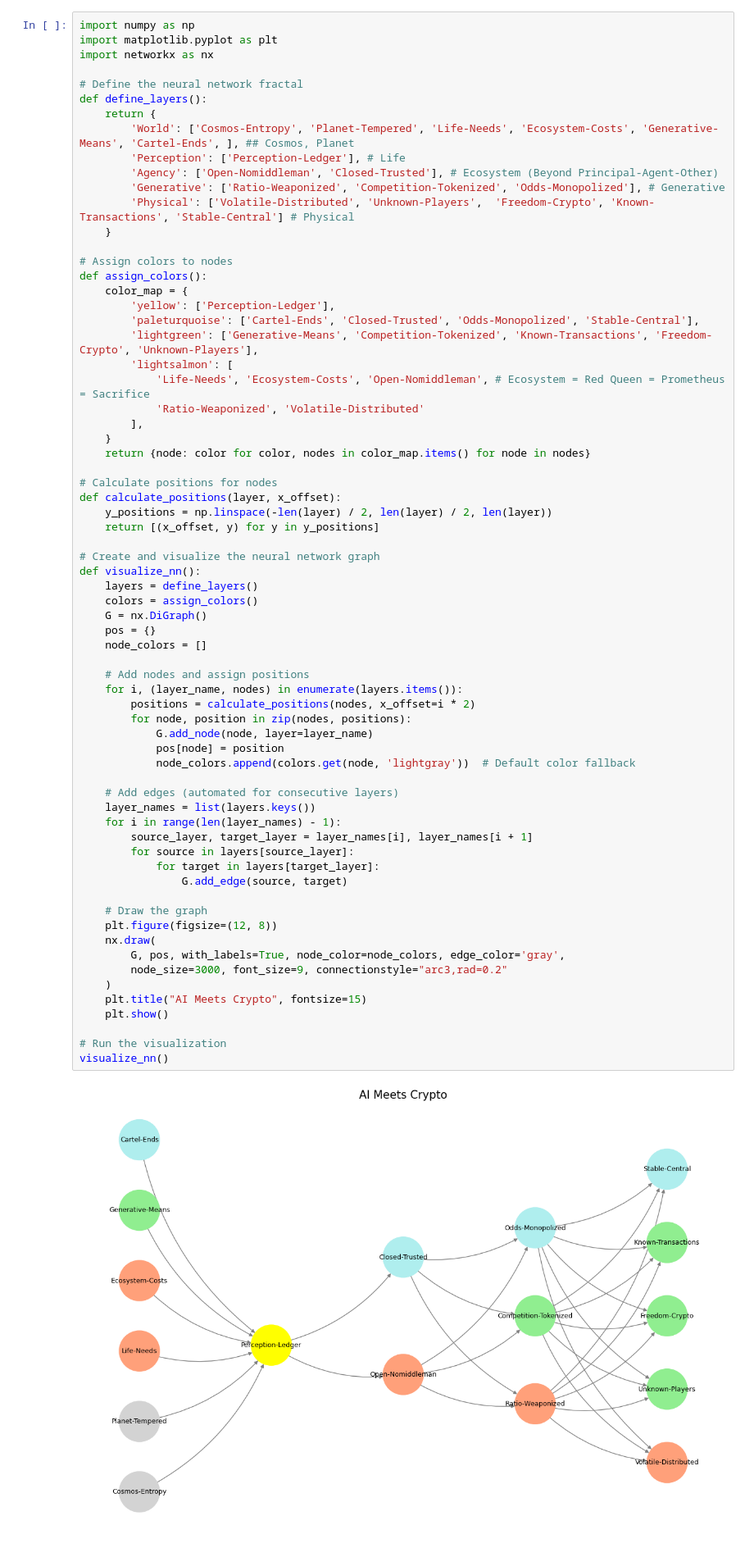
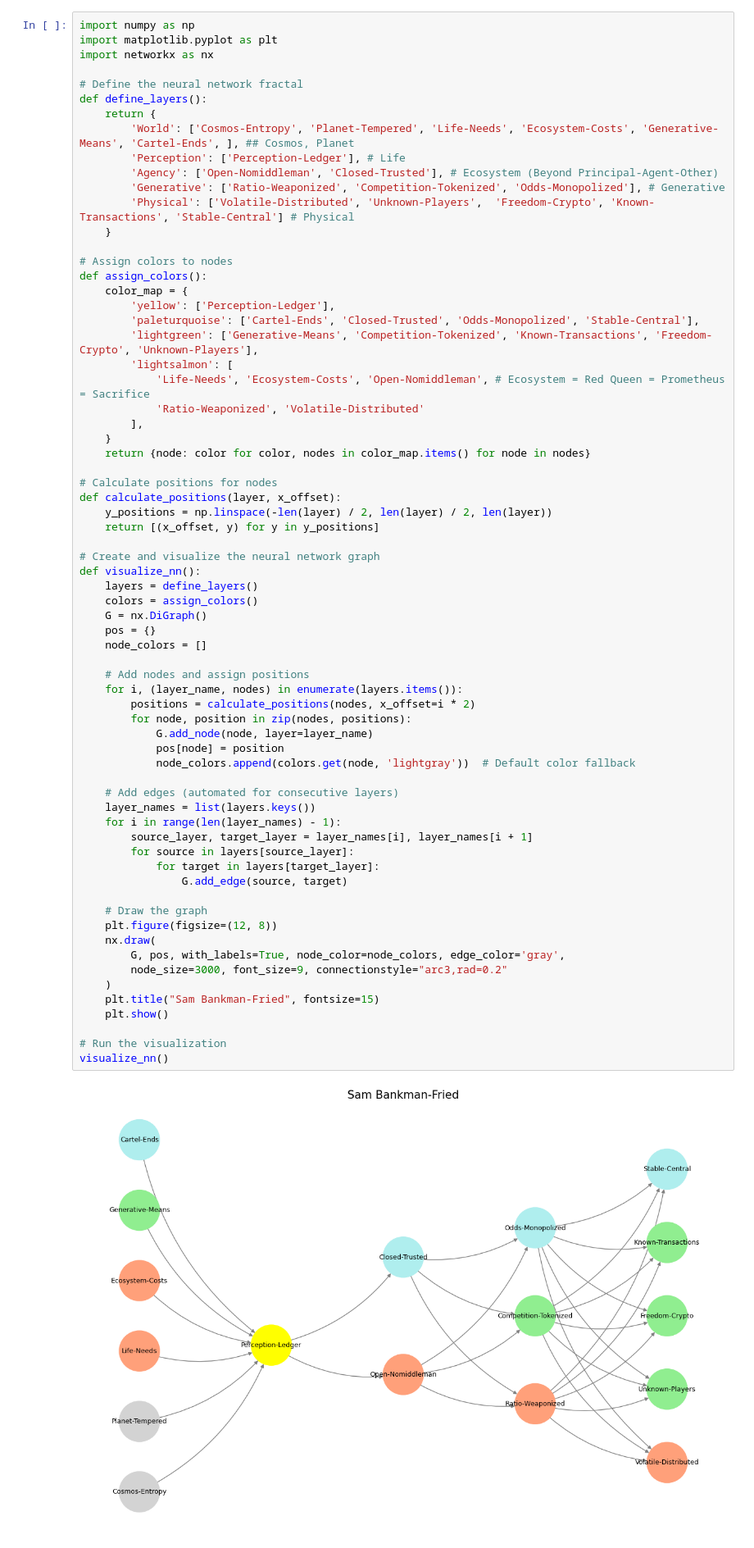
Before and after one commit to abikesa/candaceowens, a Jupyter notebook: kitabo/ensi/_build/jupyter_execute/act3/part3/part3_3.ipynb, the cells around one changed output. Shown: that part at 82% size. Saved outputs shown, nothing was run; the diff lists cells and outputs as text.

Commit message:
sam bankman fried

````diff
--- a/kitabo/ensi/_build/jupyter_execute/act3/part3/part3_3.ipynb
+++ b/kitabo/ensi/_build/jupyter_execute/act3/part3/part3_3.ipynb
@@ -54,35 +54,35 @@ def visualize_nn():
     pos = {}
     node_colors = []
 
     # Add nodes and assign positions
     for i, (layer_name, nodes) in enumerate(layers.items()):
         positions = calculate_positions(nodes, x_offset=i * 2)
         for node, position in zip(nodes, positions):
             G.add_node(node, layer=layer_name)
             pos[node] = position
             node_colors.append(colors.get(node, 'lightgray'))  # Default color fallback
 
     # Add edges (automated for consecutive layers)
     layer_names = list(layers.keys())
     for i in range(len(layer_names) - 1):
         source_layer, target_layer = layer_names[i], layer_names[i + 1]
         for source in layers[source_layer]:
             for target in layers[target_layer]:
                 G.add_edge(source, target)
 
     # Draw the graph
     plt.figure(figsize=(12, 8))
     nx.draw(
         G, pos, with_labels=True, node_color=node_colors, edge_color='gray',
         node_size=3000, font_size=9, connectionstyle="arc3,rad=0.2"
     )
-    plt.title("AI Meets Crypto", fontsize=15)
+    plt.title("Sam Bankman-Fried", fontsize=15)
     plt.show()
 
 # Run the visualization
 visualize_nn()
 # %% [output]
-[figure, old version]
+[figure, new version]
 # %% [markdown]
 ```{figure} ../../figures/blanche.*
 ---
````
Also changed, not shown: parts of 1 cell of this notebook, 8 other files.
